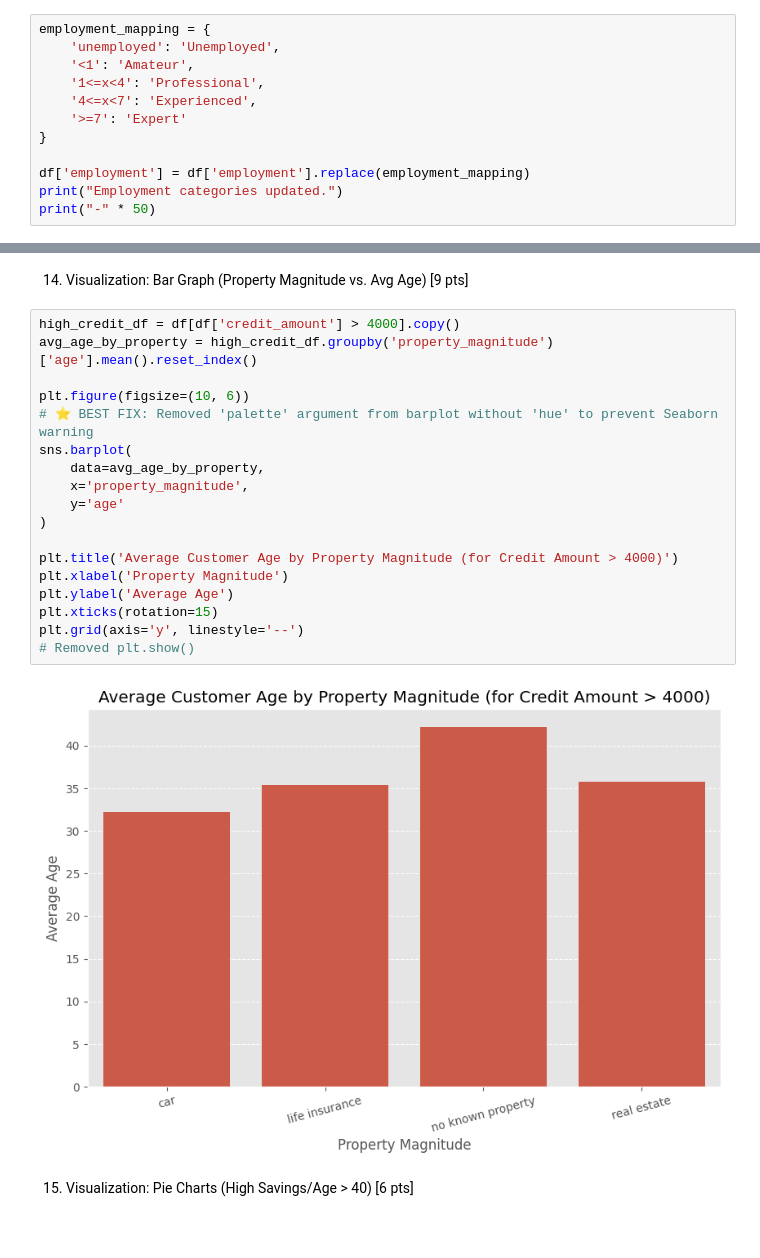
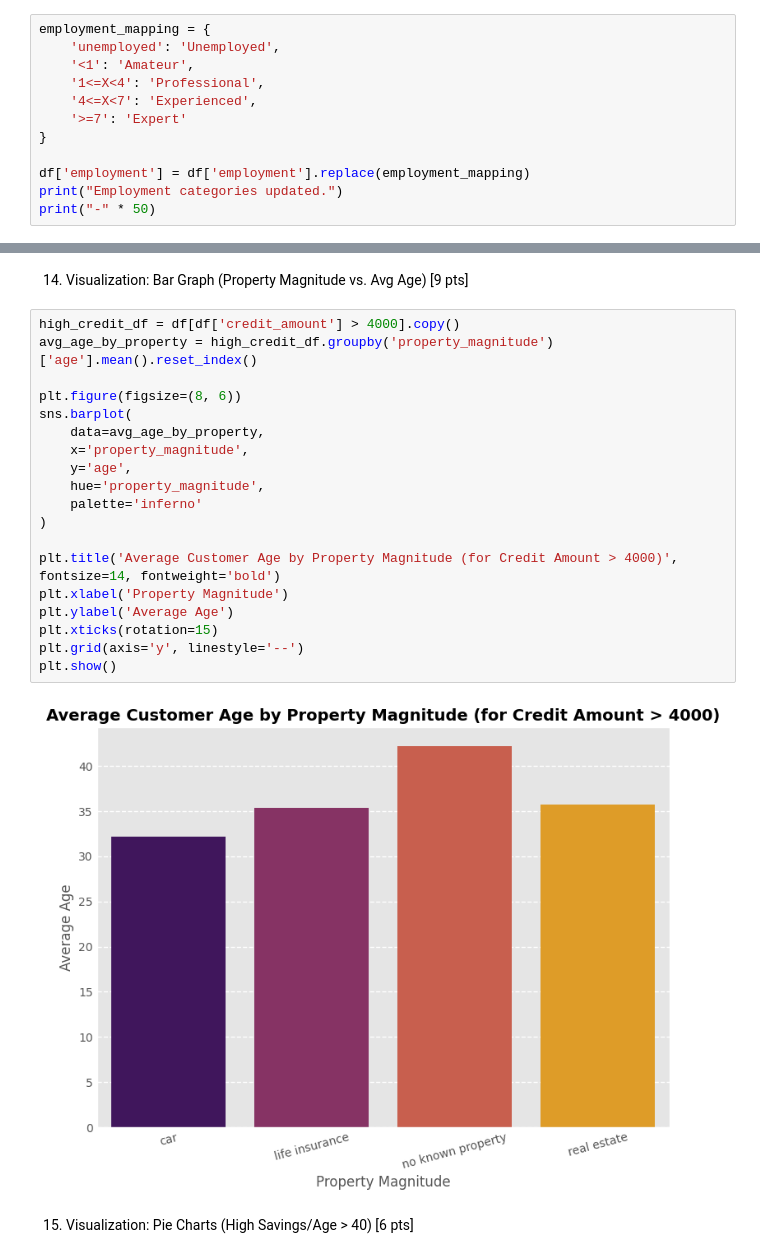
Before and after one commit to Minty9000/data_project2, a Jupyter notebook: german_credit.ipynb, the cells around one changed output, grey strips where cells are left out. Saved outputs shown, nothing was run; the diff lists cells and outputs as text; blank space fills up the shorter version.

Commit message:
Fixed a bug, modified the graphs and removed an old file.

```diff
--- a/german_credit.ipynb
+++ b/german_credit.ipynb
@@ -129,8 +129,8 @@ Class column values updated to 1 (good) and 0 (bad).
 employment_mapping = {
     'unemployed': 'Unemployed',
     '<1': 'Amateur',
-    '1<=x<4': 'Professional',
-    '4<=x<7': 'Experienced',
+    '1<=X<4': 'Professional',
+    '4<=X<7': 'Experienced',
     '>=7': 'Expert'
 }
 
@@ -283,23 +286,24 @@ plt.tight_layout()
 # %%
 high_credit_df = df[df['credit_amount'] > 4000].copy()
 avg_age_by_property = high_credit_df.groupby('property_magnitude')['age'].mean().reset_index()
 
-plt.figure(figsize=(10, 6))
-# ⭐ BEST FIX: Removed 'palette' argument from barplot without 'hue' to prevent Seaborn warning
+plt.figure(figsize=(8, 6))
 sns.barplot(
     data=avg_age_by_property,
     x='property_magnitude',
-    y='age'
+    y='age',
+    hue='property_magnitude',
+    palette='inferno'
 )
 
-plt.title('Average Customer Age by Property Magnitude (for Credit Amount > 4000)')
+plt.title('Average Customer Age by Property Magnitude (for Credit Amount > 4000)', fontsize=14, fontweight='bold')
 plt.xlabel('Property Magnitude')
 plt.ylabel('Average Age')
 plt.xticks(rotation=15)
 plt.grid(axis='y', linestyle='--')
-# Removed plt.show()
+plt.show()
 # %% [output]
-[figure, old version]
+[figure, new version]
 # %% [markdown]
 15) Visualization: Pie Charts (High Savings/Age > 40) [6 pts]
 # %%
```
Also changed, not shown: parts of 4 cells of this notebook.
